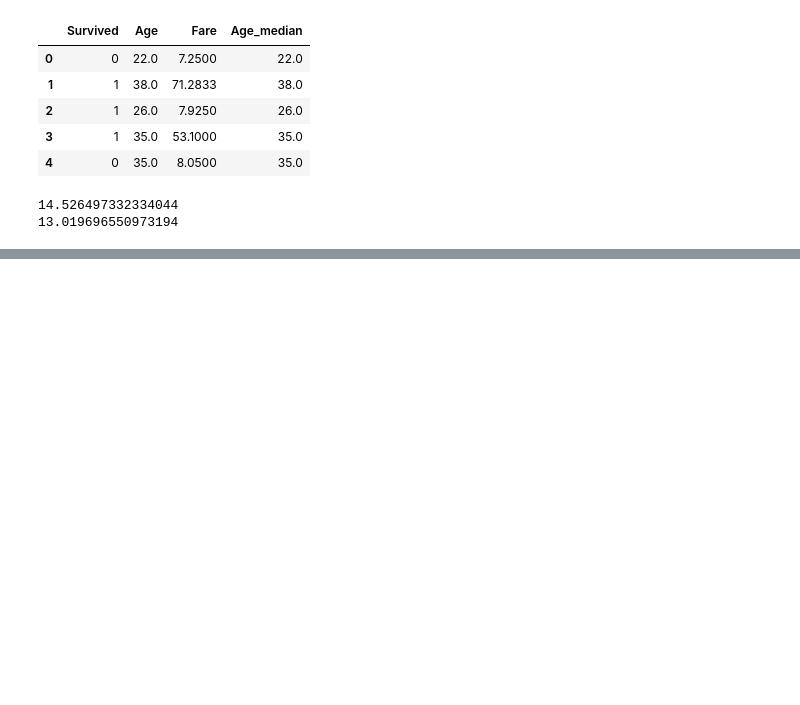
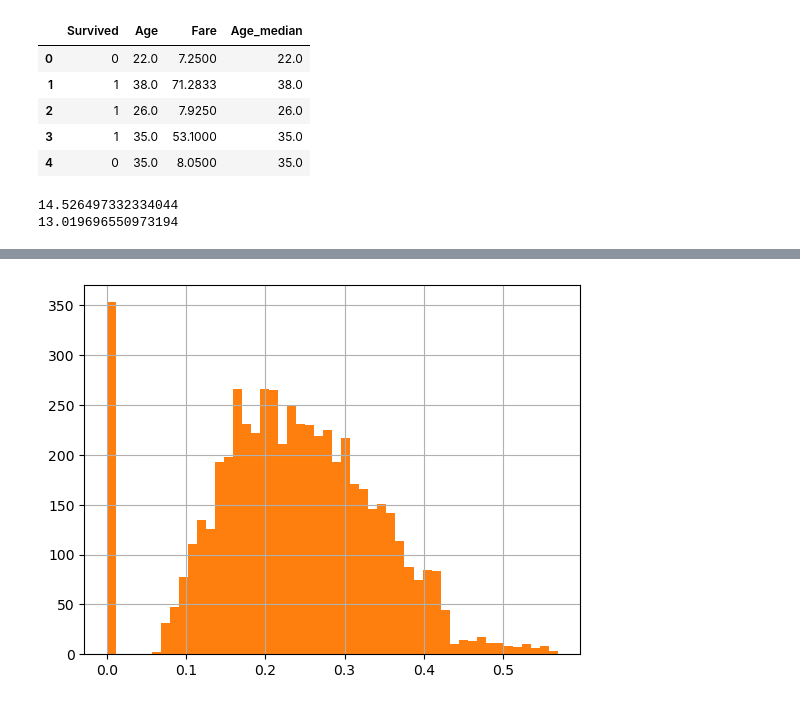
Before and after one commit to CyberWol-12/feature-encoding-techniques, a Jupyter notebook: feature-encoding-techniques.ipynb, the cells around one changed output, grey strips where cells are left out. Cells and saved outputs as stored; diff of their text form; code cells hidden in the pictures; blank space fills up the shorter version.

```diff
--- a/feature-encoding-techniques.ipynb
+++ b/feature-encoding-techniques.ipynb
@@ -339,0 +351,5 @@ Index(['ID', 'y', 'X0', 'X1', 'X2', 'X3', 'X4', 'X5', 'X6', 'X8',
+# %%
+item_visibility_squareroot.hist(bins = 50)
+plt.show()
+# %% [output]
+[figure, added]
```
Also changed, not shown: parts of 7 cells of this notebook.
